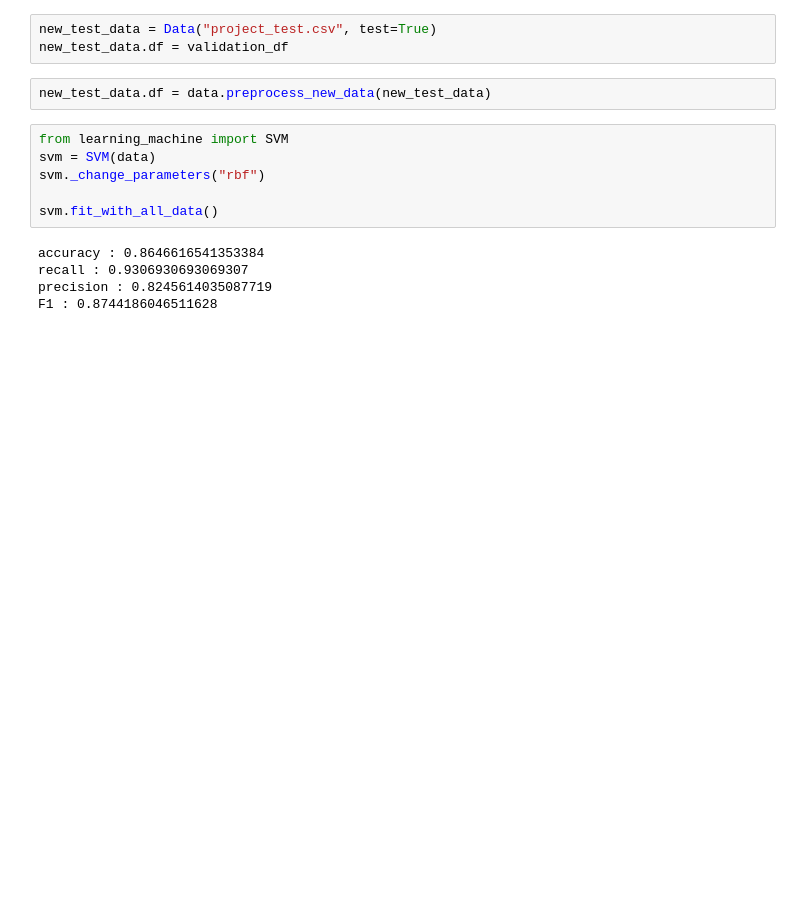
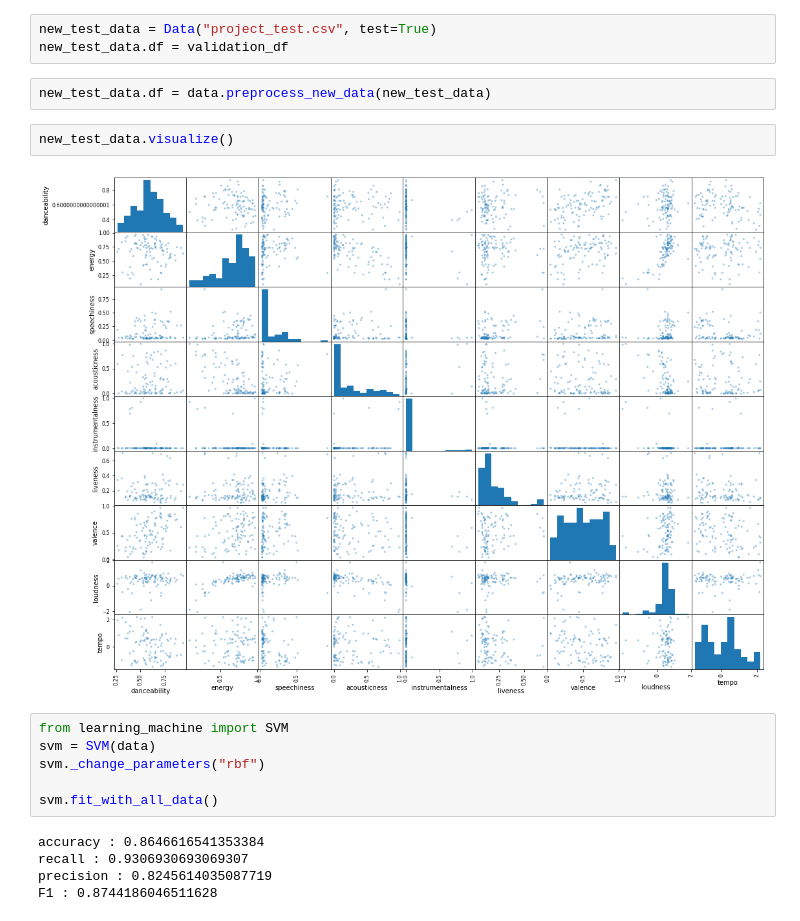
Before and after one commit to sergi-andreu/MMSL, a Jupyter notebook: Predict_Test.ipynb, the cells around one changed output. Drawn from its saved outputs; the diff is of its cells as text; blank space fills up the shorter version.

```diff
--- a/Predict_Test.ipynb
+++ b/Predict_Test.ipynb
@@ -90,6 +90,10 @@ new_test_data = Data("project_test.csv", test=True)
 new_test_data.df = validation_df
 # %%
 new_test_data.df = data.preprocess_new_data(new_test_data)
+# %%
+new_test_data.visualize()
+# %% [output]
+[figure, added]
 # %%
 from learning_machine import SVM
 svm = SVM(data)
```
Also changed, not shown: 6 other files.
